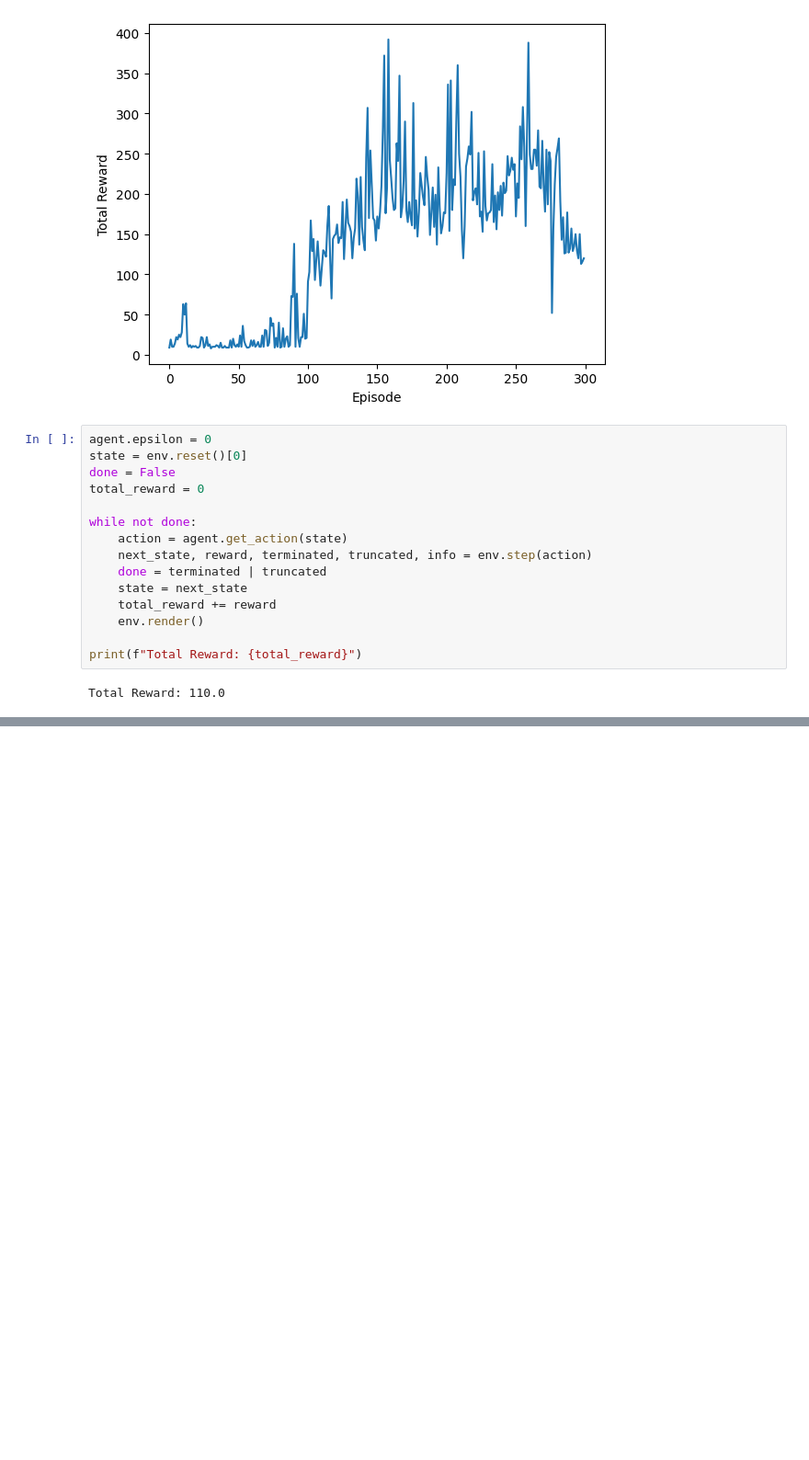
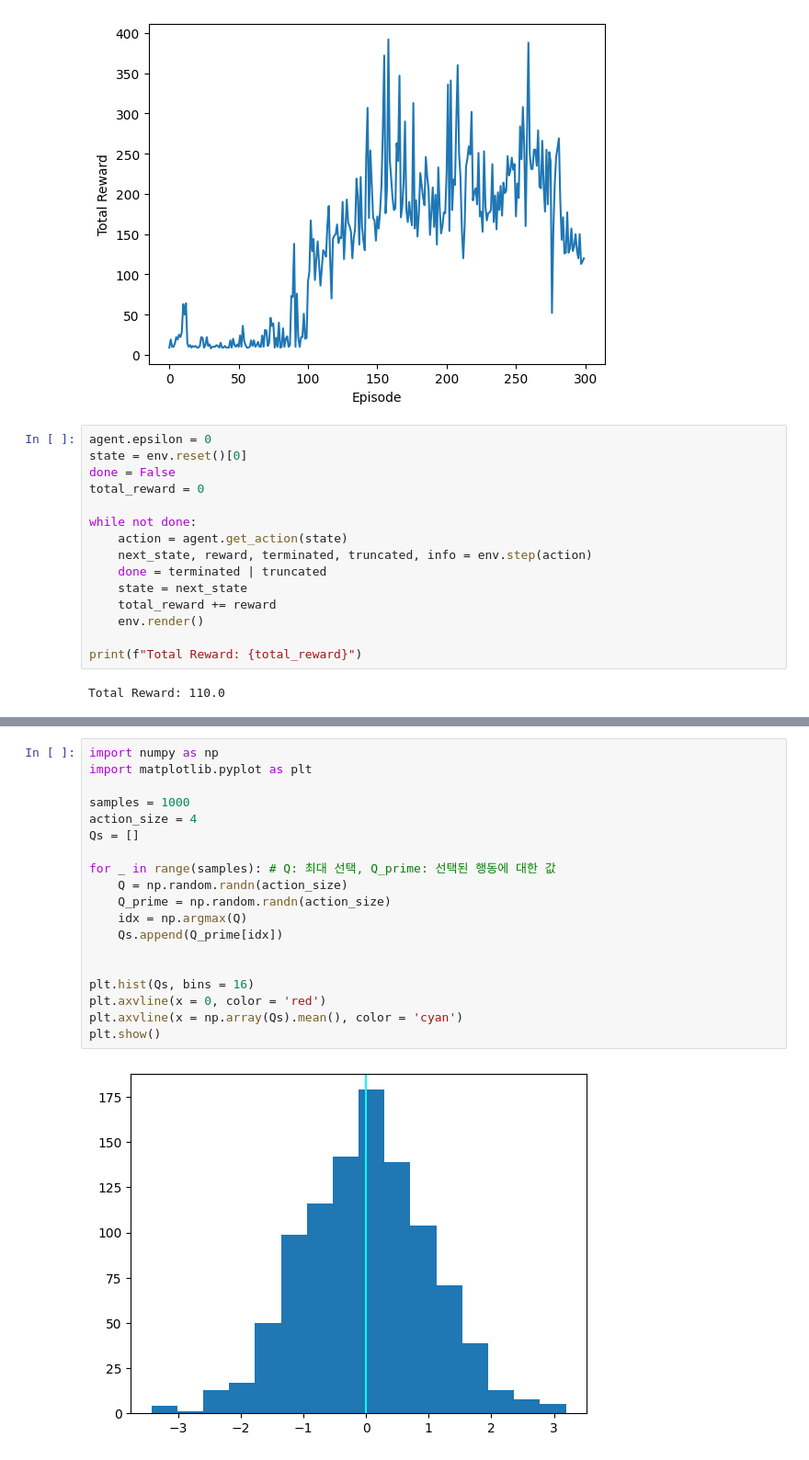
Before and after one commit to bu11ymaguire/studying, a Jupyter notebook: ReinforcementLearning/DQN.ipynb, the cells around one changed output, grey strips where cells are left out. Shown at 92% size. Cells and saved outputs as stored; diff of their text form; blank space fills up the shorter version.

```diff
--- a/ReinforcementLearning/DQN.ipynb
+++ b/ReinforcementLearning/DQN.ipynb
@@ -259,0 +281,21 @@ Total Reward: 110.0
+# %%
+import numpy as np
+import matplotlib.pyplot as plt
+
+samples = 1000
+action_size = 4
+Qs = []
+
+for _ in range(samples): # Q: 최대 선택, Q_prime: 선택된 행동에 대한 값
+    Q = np.random.randn(action_size)
+    Q_prime = np.random.randn(action_size)
+    idx = np.argmax(Q)
+    Qs.append(Q_prime[idx])
+
+
+plt.hist(Qs, bins = 16)
+plt.axvline(x = 0, color = 'red')
+plt.axvline(x = np.array(Qs).mean(), color = 'cyan')
+plt.show()
+# %% [output]
+[figure, added]
```
Also changed, not shown: parts of 2 cells of this notebook.
